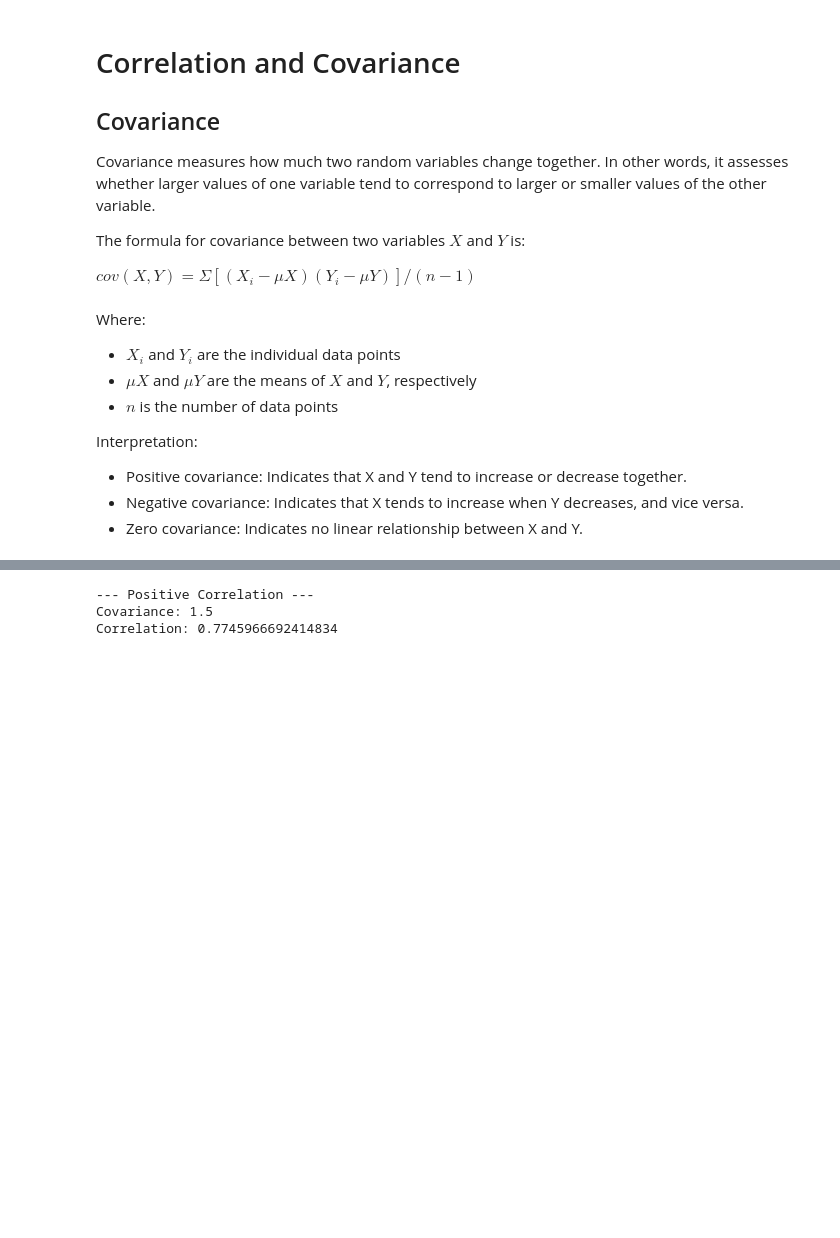
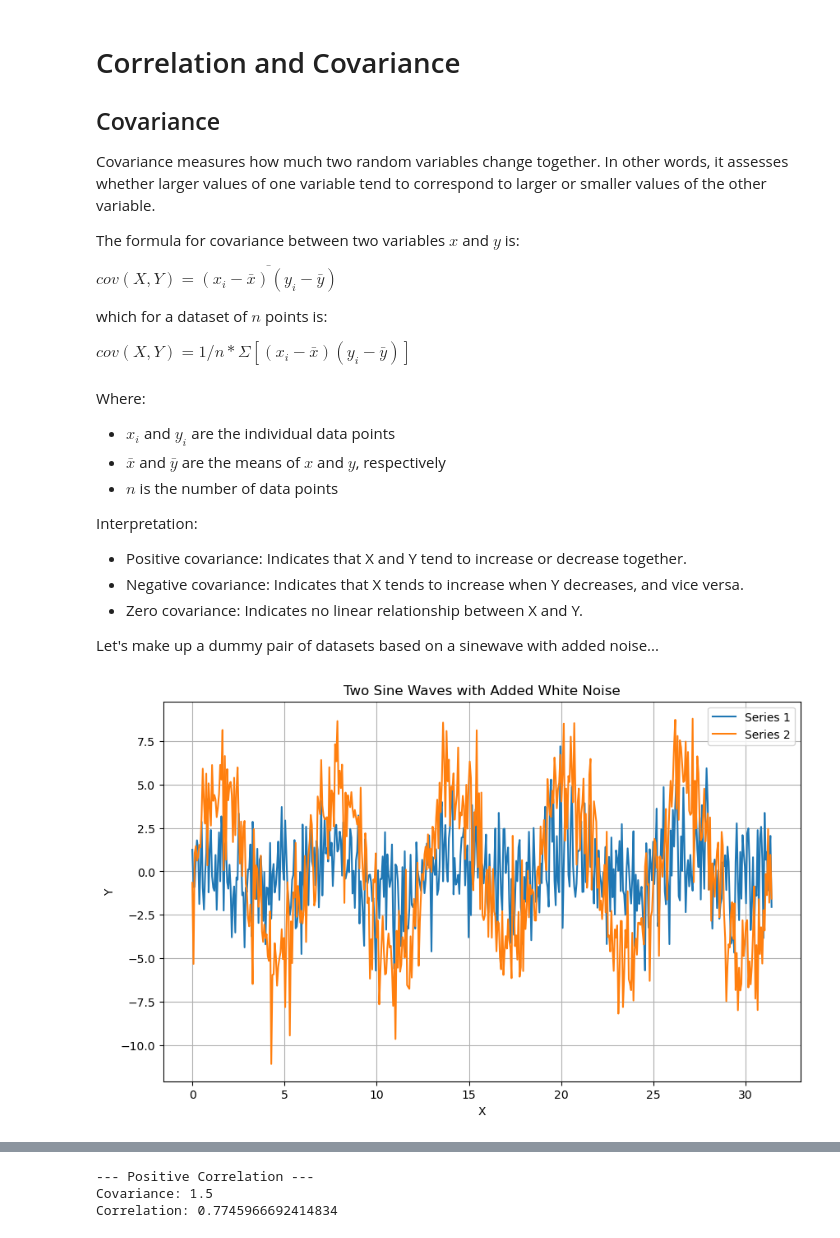
Before and after one commit to adriantompkins/climate-book, a Jupyter notebook: notebooks/climdata_correlation_covariance.ipynb, the cells around one changed output, grey strips where cells are left out. Saved outputs shown, nothing was run; the diff lists cells and outputs as text; code cells hidden in the pictures; blank space fills up the shorter version.

```diff
--- a/notebooks/climdata_correlation_covariance.ipynb
+++ b/notebooks/climdata_correlation_covariance.ipynb
@@ -5,14 +5,18 @@
 
 Covariance measures how much two random variables change together. In other words, it assesses whether larger values of one variable tend to correspond to larger or smaller values of the other variable.
 
-The formula for covariance between two variables $X$ and $Y$ is:
+The formula for covariance between two variables $x$ and $y$ is:
 
-$cov(X, Y) = \Sigma [(X_i - \mu X)  (Y_i - \mu Y)] / (n - 1)$
+$cov(X, Y) = \overline{(x_i - \bar{x})  (y_i - \bar{y})}$
+
+which for a dataset of $n$ points is:
+
+$cov(X, Y) = 1/n * \Sigma [(x_i - \bar{x})  (y_i - \bar{y})]$
 # %% [markdown]
 Where:
 
--   $X_i$ and $Y_i$ are the individual data points
--   $\mu X$ and $\mu Y$ are the means of $X$ and $Y$, respectively
+-   $x_i$ and $y_i$ are the individual data points
+-   $\bar{x}$ and $\bar{y}$ are the means of $x$ and $y$, respectively
 -   $n$ is the number of data points
 
 Interpretation:
@@ -20,3 +24,64 @@ Interpretation:
 -   Positive covariance: Indicates that X and Y tend to increase or decrease together.
 -   Negative covariance: Indicates that X tends to increase when Y decreases, and vice versa.
 -   Zero covariance: Indicates no linear relationship between X and Y.
+
+Let's make up a dummy pair of datasets based on a sinewave with added noise...
+# %%
+import numpy as np
+import matplotlib.pyplot as plt
+
+def gen_noisy_sinewaves(num_points=500, mag1=2,mag2=5,noise_magnitude=0.5):
+    """
+    generates two sine waves with different magnitudes and added white noise.
+
+    Args:
+        num_points: The number of data points to generate.
+        noise_magnitude: The magnitude of the added white noise.
+    """
+
+    # Generate x-values (time)
+    x = np.linspace(0, 10 * np.pi, num_points)
+
+    # Generate two sine waves with different magnitudes
+    y1 = mag1 * np.sin(x)
+    y2 = mag2 * np.sin(x)
+
+    # Add white noise to each sine wave
+    noise1 = np.random.normal(0, noise_magnitude, num_points)
+    noise2 = np.random.normal(0, noise_magnitude, num_points)
+    y1_noisy = y1 + noise1
+    y2_noisy = y2 + noise2
+    return x,y1_noisy,y2_noisy
+
+def plot_noisy_sinewaves(x,y1,y2):
+    """
+    Plots two sine waves with different magnitudes and added white noise.
+
+    Args:
+        x, y1 and y2
+    """
+
+    # Create a single subplot (panel)
+    fig, ax = plt.subplots(1, 1, figsize=(10, 6))
+
+    # Plot both sine waves on the same panel
+    ax.plot(x, y1, label='Series 1')
+    ax.plot(x, y2, label='Series 2')
+
+    # Add labels, title, and legend
+    ax.set_title('Two Sine Waves with Added White Noise')
+    ax.set_xlabel('X')
+    ax.set_ylabel('Y')
+    ax.legend()
+    ax.grid(True)
+
+    # Show the plot
+    plt.show()
+
+
+
+# Example usage:
+x,y1,y2=gen_noisy_sinewaves(mag1=1,mag2=5,noise_magnitude=2)  # Default parameters
+plot_noisy_sinewaves(x,y1,y2)  # Default parameters
+# %% [output]
+[figure, added]
```
Also changed, not shown: parts of 11 cells of this notebook.
